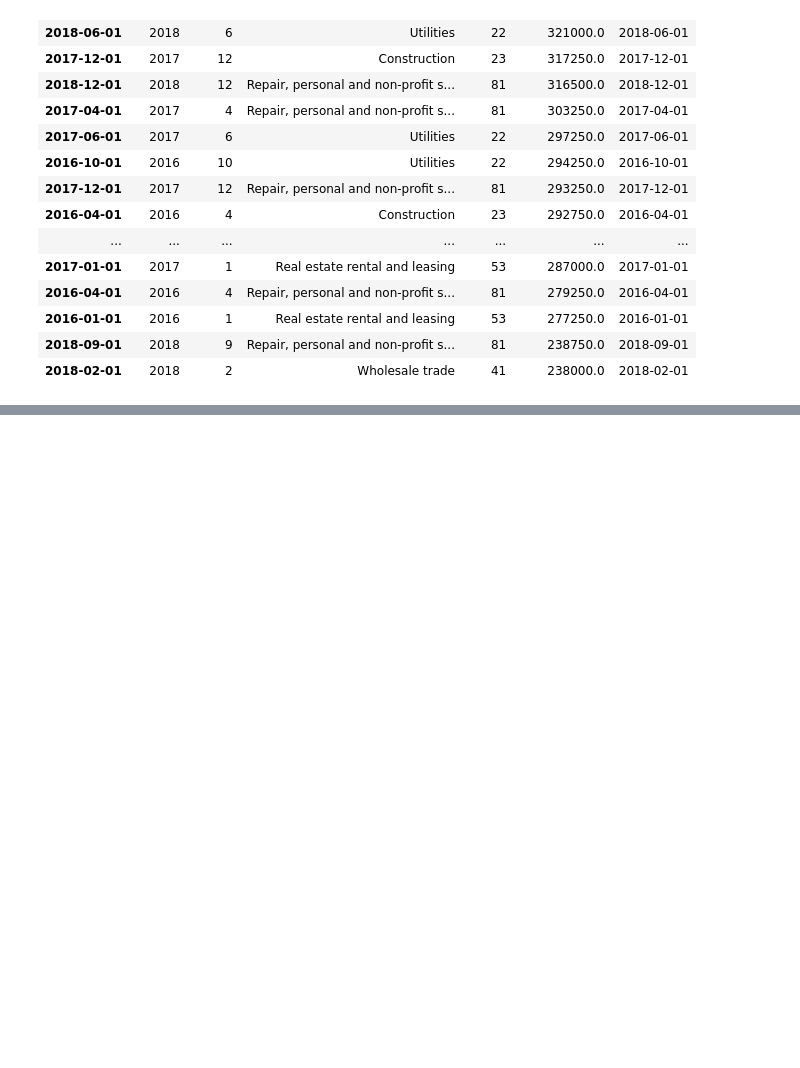
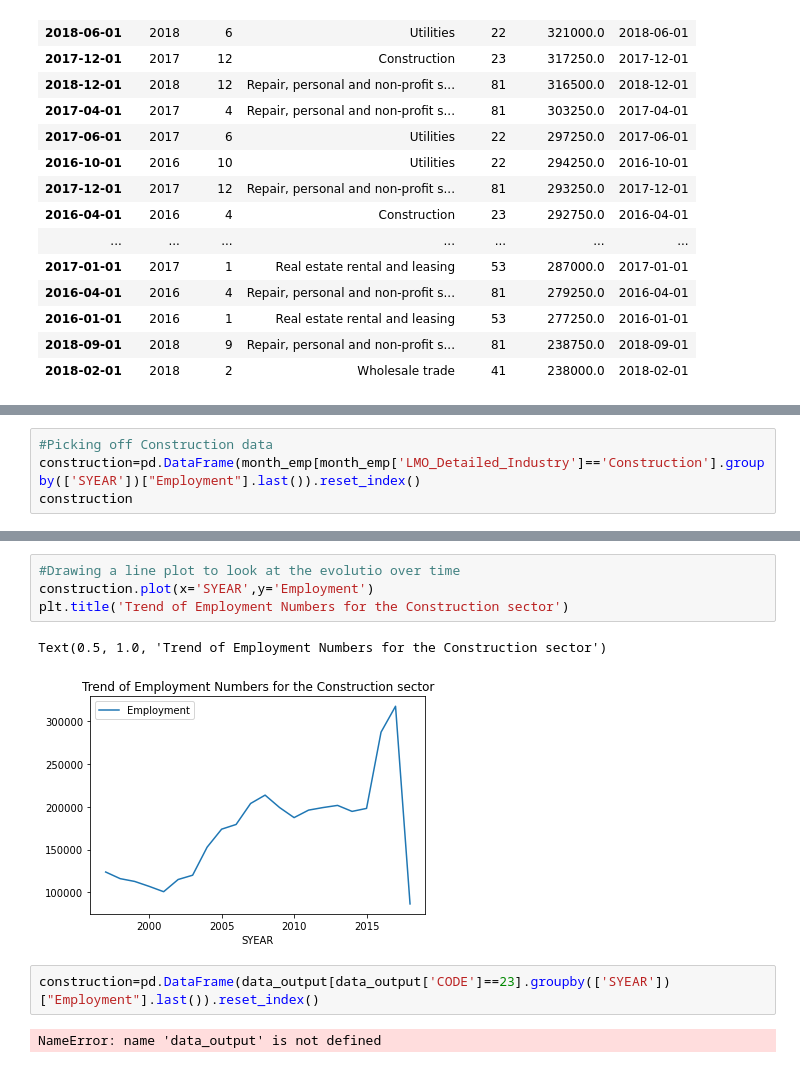
Before and after one commit to geehaad/Time-Series-Analysis-of-NAICS, a Jupyter notebook: Time Series Analysis of NAICS.ipynb, the cells around one changed output, grey strips where cells are left out. Saved outputs shown, nothing was run; the diff lists cells and outputs as text; blank space fills up the shorter version.

```diff
--- a/Time Series Analysis of NAICS.ipynb
+++ b/Time Series Analysis of NAICS.ipynb
@@ -462,0 +461,4 @@ top_industry_emp.plot(y="Employment", title="Employment in all industries evolve
+# %%
+#Picking off Construction data
+construction=pd.DataFrame(month_emp[month_emp['LMO_Detailed_Industry']=='Construction'].groupby(['SYEAR'])["Employment"].last()).reset_index()
+construction
@@ -462,0 +483,11 @@ top_industry_emp.plot(y="Employment", title="Employment in all industries evolve
+# %%
+#Drawing a line plot to look at the evolutio over time
+construction.plot(x='SYEAR',y='Employment')
+plt.title('Trend of Employment Numbers for the Construction sector')
+# %% [output]
+Text(0.5, 1.0, 'Trend of Employment Numbers for the Construction sector')
+[figure, added]
+# %%
+construction=pd.DataFrame(data_output[data_output['CODE']==23].groupby(['SYEAR'])["Employment"].last()).reset_index()
+# %% [output]
+NameError: name 'data_output' is not defined
```
Also changed, not shown: parts of 3 cells of this notebook.
